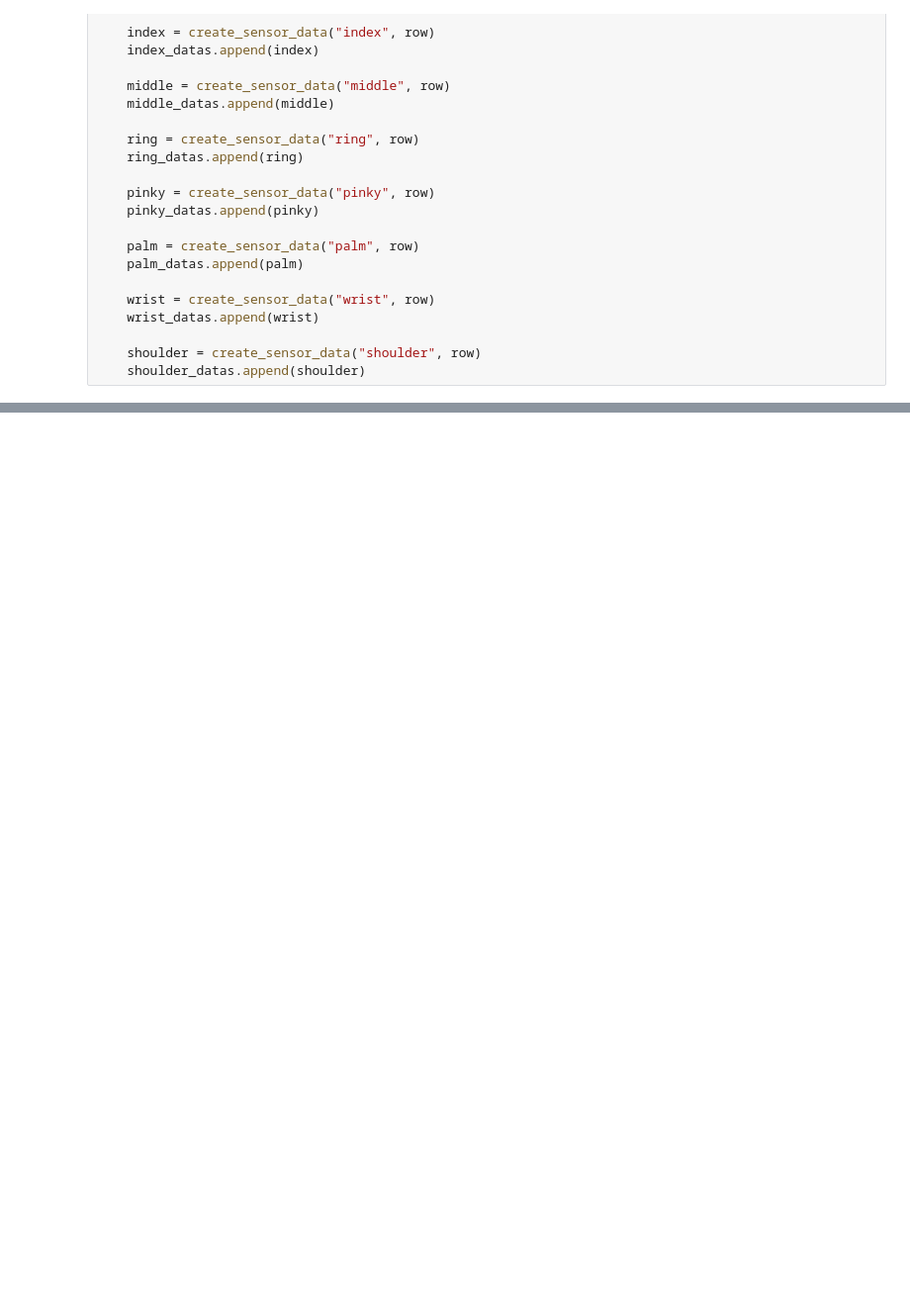
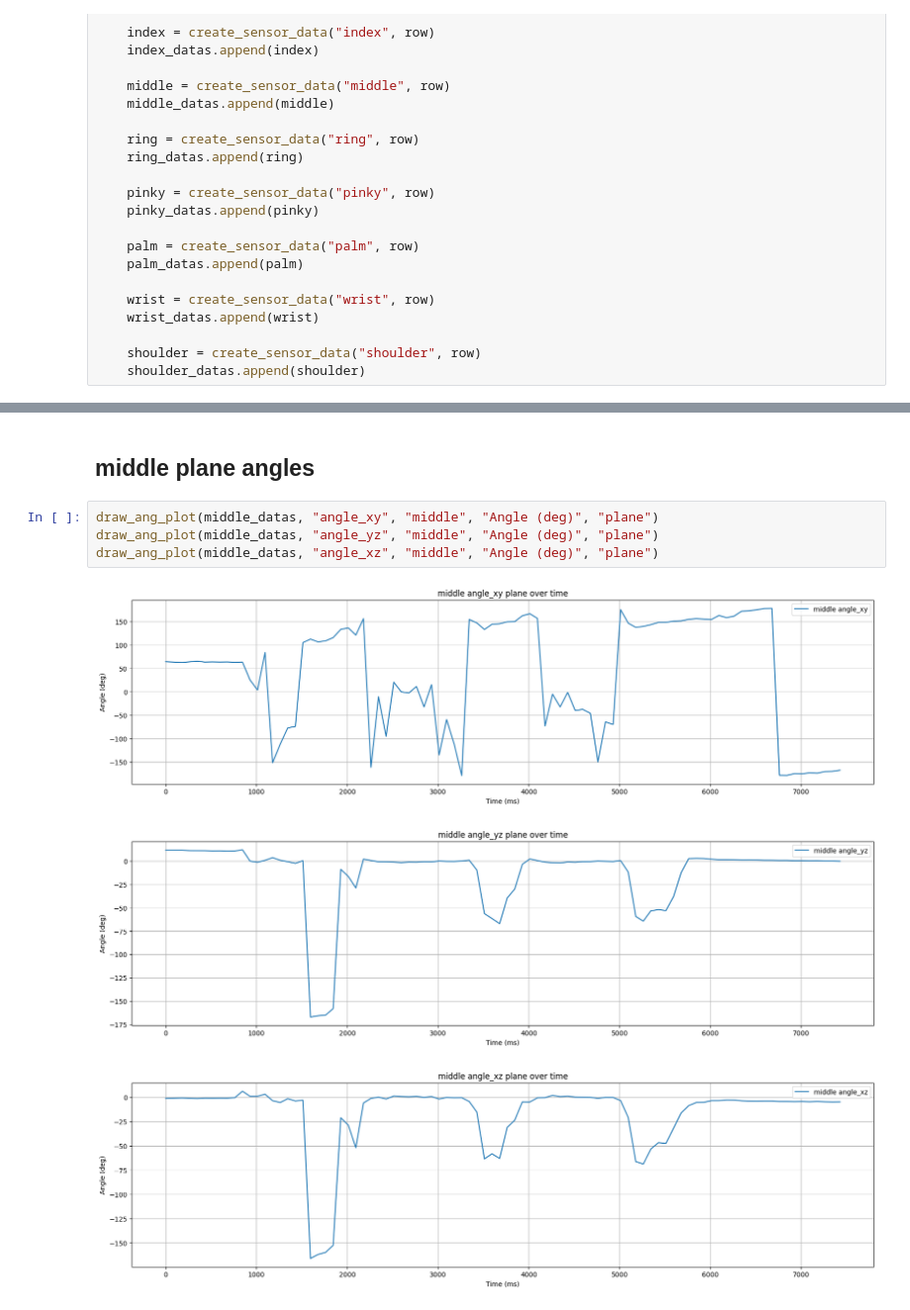
Before and after one commit to Sollaxe/sensorehab-data-frames, a Jupyter notebook: data-frames.ipynb, the cells around one changed output, grey strips where cells are left out. Shown at 99% size. Drawn from its saved outputs; the diff is of its cells as text; blank space fills up the shorter version.

```diff
--- a/data-frames.ipynb
+++ b/data-frames.ipynb
@@ -292,0 +195,10 @@ draw_ang_plot(shoulder_datas, "ang_vel_z", "shoulder", "Angular velocity (deg/s)
+# %% [markdown]
+## middle plane angles
+# %%
+draw_ang_plot(middle_datas, "angle_xy", "middle", "Angle (deg)", "plane")
+draw_ang_plot(middle_datas, "angle_yz", "middle", "Angle (deg)", "plane")
+draw_ang_plot(middle_datas, "angle_xz", "middle", "Angle (deg)", "plane")
+# %% [output]
+[figure, added]
+[figure, added]
+[figure, added]
```
Also changed, not shown: parts of 51 cells of this notebook.
